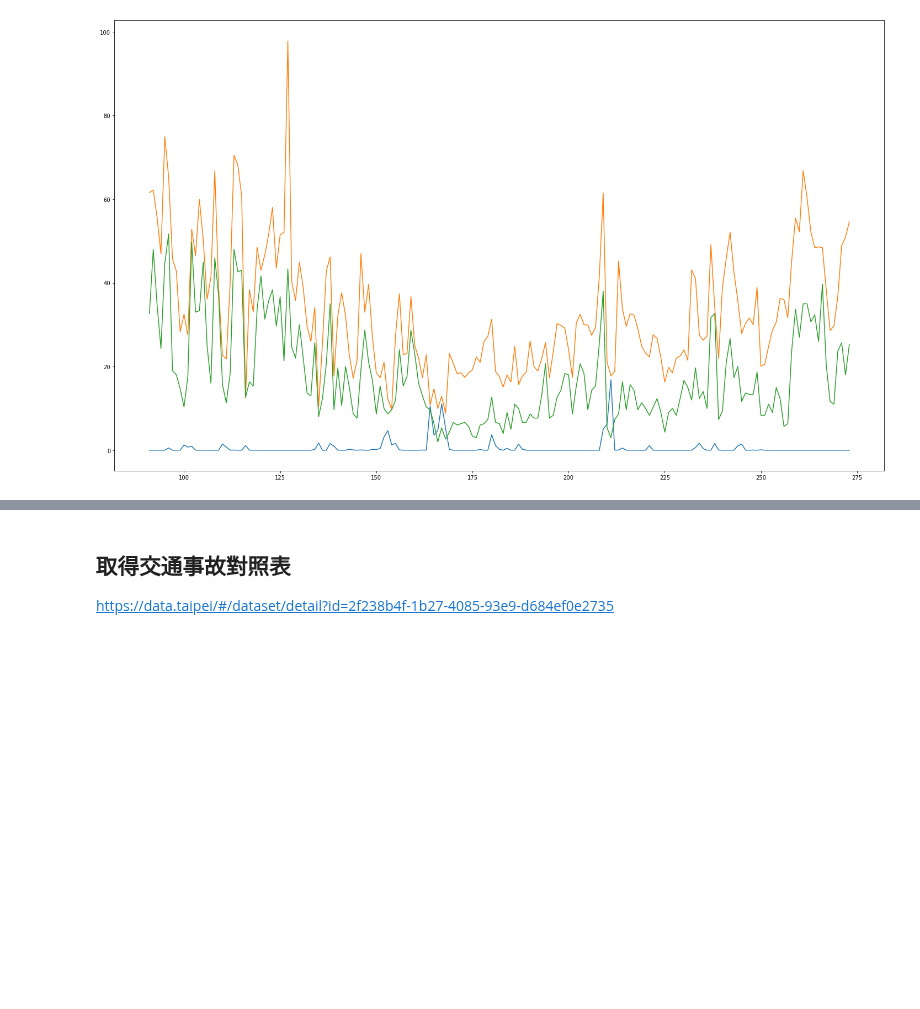
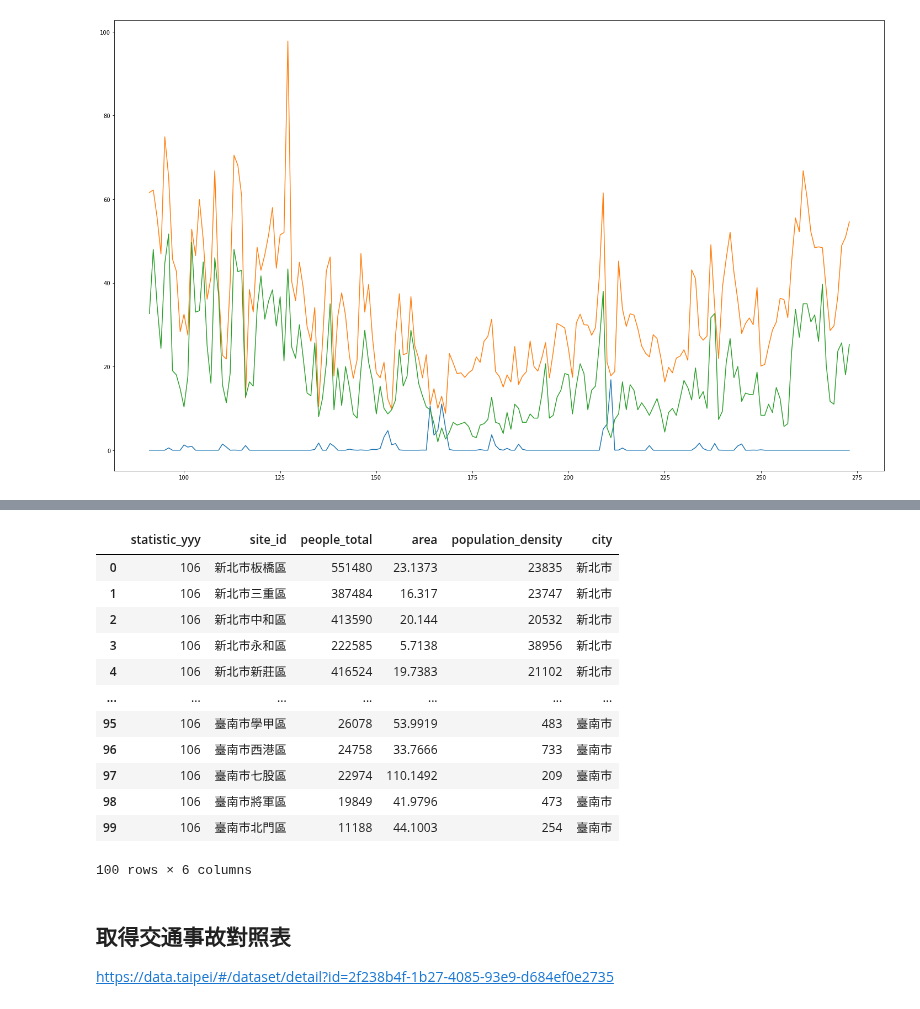
Before and after one commit to jiangsir/PythonBasic, a Jupyter notebook: Pandas基礎用法.ipynb, the cells around one changed output, grey strips where cells are left out. Drawn from its saved outputs; the diff is of its cells as text; code cells hidden in the pictures; blank space fills up the shorter version.

```diff
--- a/Pandas基礎用法.ipynb
+++ b/Pandas基礎用法.ipynb
@@ -819,0 +848,10 @@ dfrf.head()
+# %%
+import pandas as pd
+import requests, os, json
+
+filename = os.path.join('datas', 'population_density.json')
+with open(filename, 'r', encoding='UTF-8') as f:
+    datas = json.loads(f.read())
+
+df = pd.DataFrame(datas['responseData'])
+df.head()
@@ -820,3 +865,33 @@ dfrf.head()
+# %%
+import pandas as pd
+import requests, os, json
+
+filename = os.path.join('datas', 'population_density.json')
+with open(filename, 'r', encoding='UTF-8') as f:
+    datas = json.loads(f.read())
+
+newdatas = datas['responseData']
+
+for data in newdatas:
+    data['city'] = data['site_id'][:3]
+
+df = pd.DataFrame(newdatas)
+
+display(df.head(100))
+# %% [output]
+|  | ﻿statistic_yyy | site_id | people_total | area | population_density | city |
+| 0 | 106 | 新北市板橋區 | 551480 | 23.1373 | 23835 | 新北市 |
+| 1 | 106 | 新北市三重區 | 387484 | 16.317 | 23747 | 新北市 |
+| 2 | 106 | 新北市中和區 | 413590 | 20.144 | 20532 | 新北市 |
+| 3 | 106 | 新北市永和區 | 222585 | 5.7138 | 38956 | 新北市 |
+| 4 | 106 | 新北市新莊區 | 416524 | 19.7383 | 21102 | 新北市 |
+| ... | ... | ... | ... | ... | ... | ... |
+| 95 | 106 | 臺南市學甲區 | 26078 | 53.9919 | 483 | 臺南市 |
+| 96 | 106 | 臺南市西港區 | 24758 | 33.7666 | 733 | 臺南市 |
+| 97 | 106 | 臺南市七股區 | 22974 | 110.1492 | 209 | 臺南市 |
+| 98 | 106 | 臺南市將軍區 | 19849 | 41.9796 | 473 | 臺南市 |
+| 99 | 106 | 臺南市北門區 | 11188 | 44.1003 | 254 | 臺南市 |
+100 rows × 6 columns
 # %% [markdown]
 ## 取得交通事故對照表
 
```
Also changed, not shown: parts of 7 cells of this notebook, 1 other file.
